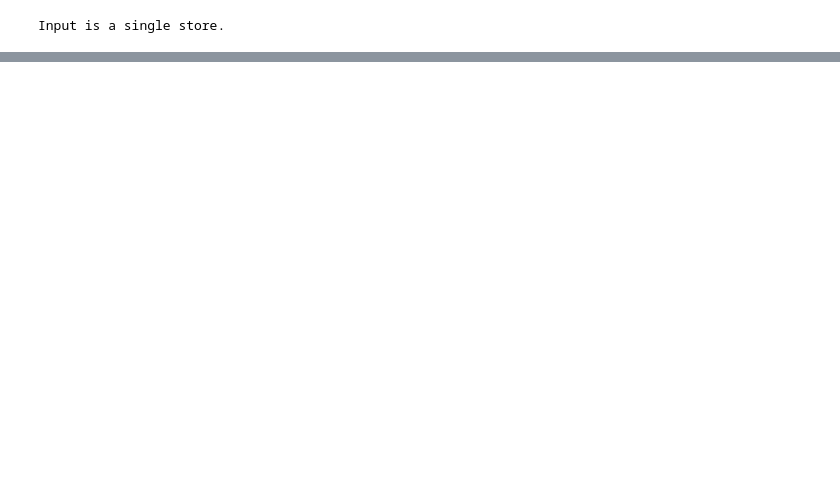
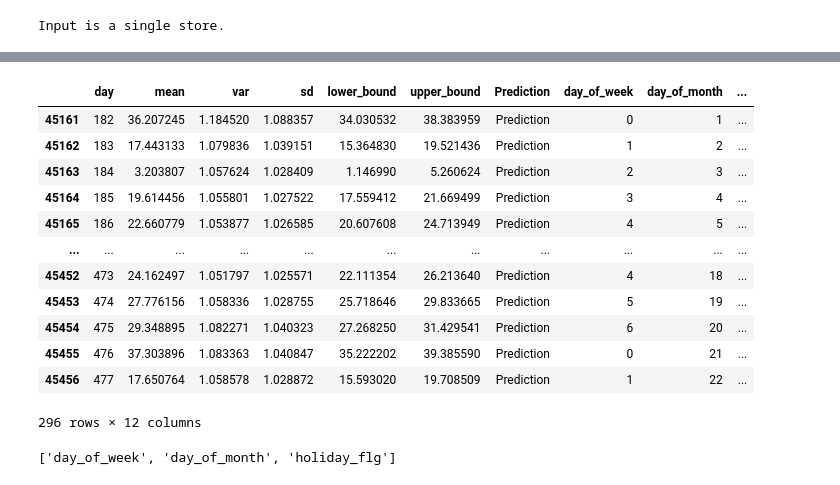
Before and after one commit to allswellthatsmaxwell/predict_timeseries, a Jupyter notebook: 02_model_one.ipynb, the cells around one changed output, grey strips where cells are left out. Cells and saved outputs as stored; diff of their text form; code cells hidden in the pictures; blank space fills up the shorter version.

```diff
--- a/02_model_one.ipynb
+++ b/02_model_one.ipynb
@@ -117 +143,22 @@ pred_dat['group'] = 'group'
+# %%
+pred_dat = vs.predict_and_enframe(model)
+pred_dat
+# %% [output]
+|  | day | mean | var | sd | lower_bound | upper_bound | Prediction | day_of_week | day_of_month | ... |
+| 45161 | 182 | 36.207245 | 1.184520 | 1.088357 | 34.030532 | 38.383959 | Prediction | 0 | 1 | ... |
+| 45162 | 183 | 17.443133 | 1.079836 | 1.039151 | 15.364830 | 19.521436 | Prediction | 1 | 2 | ... |
+| 45163 | 184 | 3.203807 | 1.057624 | 1.028409 | 1.146990 | 5.260624 | Prediction | 2 | 3 | ... |
+| 45164 | 185 | 19.614456 | 1.055801 | 1.027522 | 17.559412 | 21.669499 | Prediction | 3 | 4 | ... |
+| 45165 | 186 | 22.660779 | 1.053877 | 1.026585 | 20.607608 | 24.713949 | Prediction | 4 | 5 | ... |
+| ... | ... | ... | ... | ... | ... | ... | ... | ... | ... | ... |
+| 45452 | 473 | 24.162497 | 1.051797 | 1.025571 | 22.111354 | 26.213640 | Prediction | 4 | 18 | ... |
+| 45453 | 474 | 27.776156 | 1.058336 | 1.028755 | 25.718646 | 29.833665 | Prediction | 5 | 19 | ... |
+| 45454 | 475 | 29.348895 | 1.082271 | 1.040323 | 27.268250 | 31.429541 | Prediction | 6 | 20 | ... |
+| 45455 | 476 | 37.303896 | 1.083363 | 1.040847 | 35.222202 | 39.385590 | Prediction | 0 | 21 | ... |
+| 45456 | 477 | 17.650764 | 1.058578 | 1.028872 | 15.593020 | 19.708509 | Prediction | 1 | 22 | ... |
+296 rows × 12 columns
+# %%
+vs.predictors
+# %% [output]
+['day_of_week', 'day_of_month', 'holiday_flg']
 # %%
```
Also changed, not shown: parts of 8 cells of this notebook.
